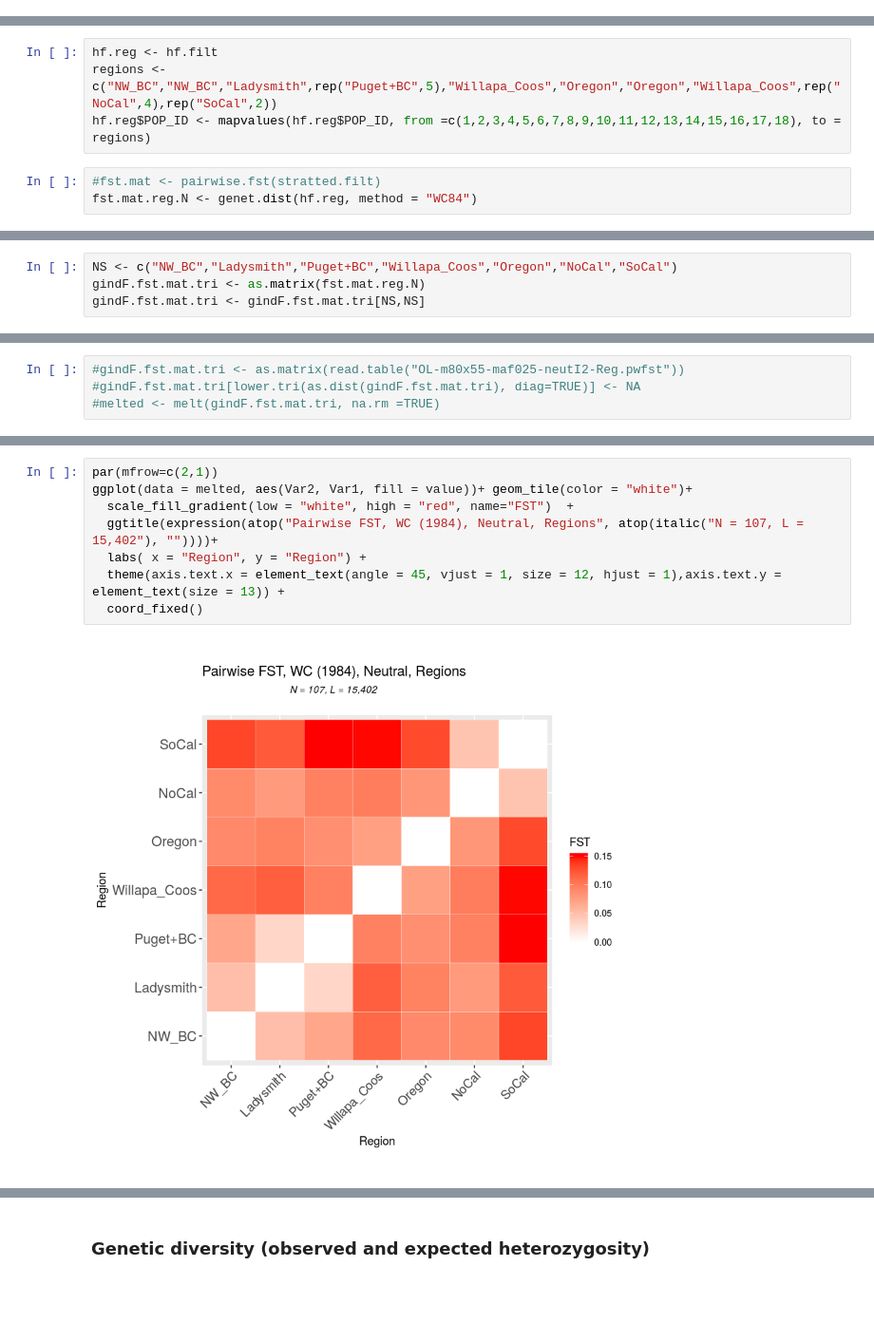
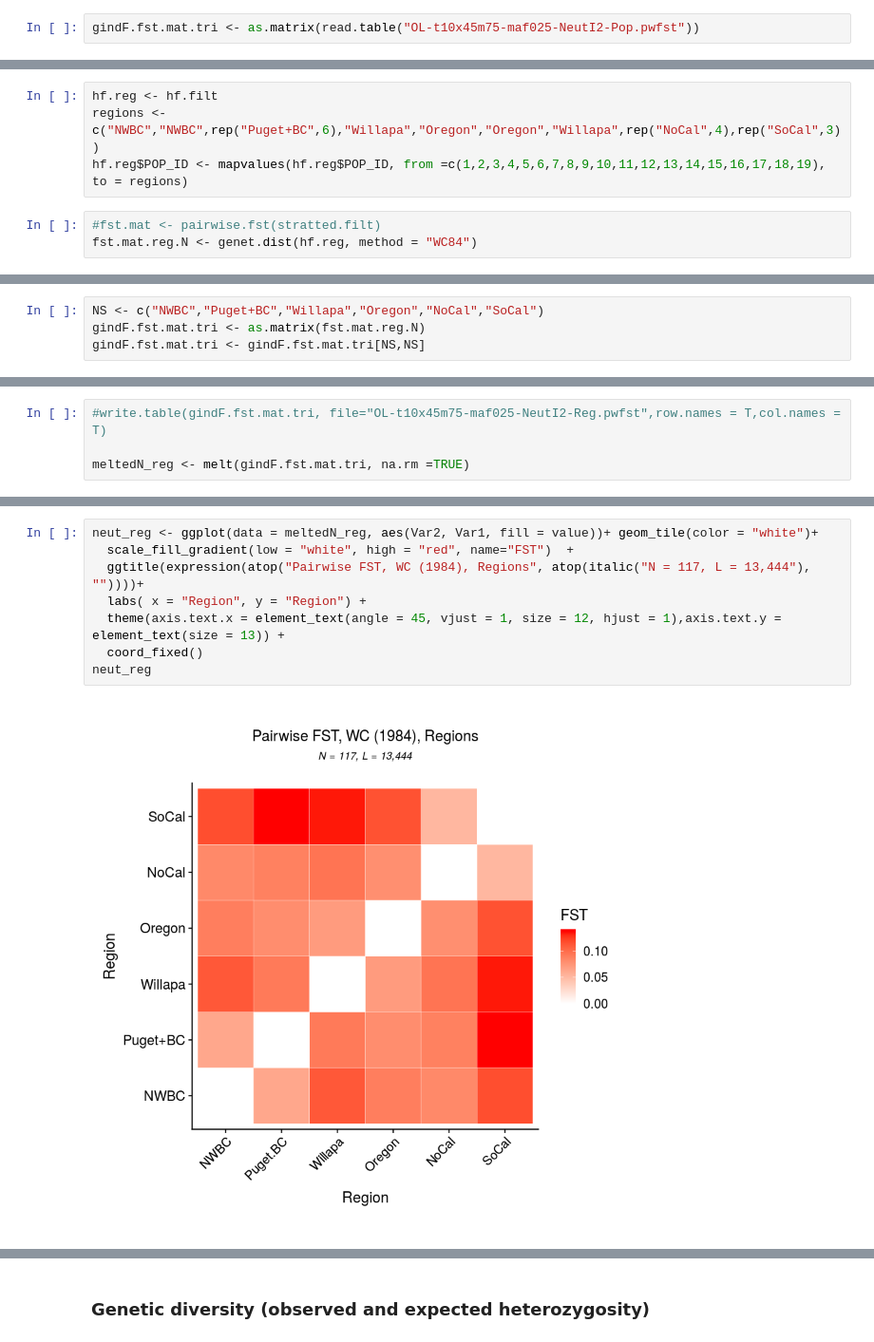
Before and after one commit to ksil91/Ostrea_PopStructure, a Jupyter notebook: Analysis/Fst.ipynb, the cells around one changed output, grey strips where cells are left out. Shown at 95% size. Saved outputs shown, nothing was run; the diff lists cells and outputs as text; blank space fills up the shorter version.

```diff
--- a/Analysis/Fst.ipynb
+++ b/Analysis/Fst.ipynb
@@ -300,0 +282,2 @@ summary(melted$value)
+# %%
+gindF.fst.mat.tri <- as.matrix(read.table("OL-t10x45m75-maf025-NeutI2-Pop.pwfst"))
@@ -313,7 +368,7 @@ ggplot(data = melted, aes(Var2, Var1, fill = value))+ geom_tile(color = "white")
 # %%
 hf.reg <- hf.filt
-regions <- c("NW_BC","NW_BC","Ladysmith",rep("Puget+BC",5),"Willapa_Coos","Oregon","Oregon","Willapa_Coos",rep("NoCal",4),rep("SoCal",2))
-hf.reg$POP_ID <- mapvalues(hf.reg$POP_ID, from =c(1,2,3,4,5,6,7,8,9,10,11,12,13,14,15,16,17,18), to = regions)
+regions <- c("NWBC","NWBC",rep("Puget+BC",6),"Willapa","Oregon","Oregon","Willapa",rep("NoCal",4),rep("SoCal",3))
+hf.reg$POP_ID <- mapvalues(hf.reg$POP_ID, from =c(1,2,3,4,5,6,7,8,9,10,11,12,13,14,15,16,17,18,19), to = regions)
 # %%
 #fst.mat <- pairwise.fst(stratted.filt)
 fst.mat.reg.N <- genet.dist(hf.reg, method = "WC84")
@@ -329,4 +384,4 @@ Willapa_Coos 0.09947742 0.11252876 0.07417108 0.09441284 0.15028959
 # %%
-NS <- c("NW_BC","Ladysmith","Puget+BC","Willapa_Coos","Oregon","NoCal","SoCal")
+NS <- c("NWBC","Puget+BC","Willapa","Oregon","NoCal","SoCal")
 gindF.fst.mat.tri <- as.matrix(fst.mat.reg.N)
 gindF.fst.mat.tri <- gindF.fst.mat.tri[NS,NS]
@@ -333,4 +398,4 @@ gindF.fst.mat.tri <- gindF.fst.mat.tri[NS,NS]
 # %%
-#gindF.fst.mat.tri <- as.matrix(read.table("OL-m80x55-maf025-neutI2-Reg.pwfst"))
-#gindF.fst.mat.tri[lower.tri(as.dist(gindF.fst.mat.tri), diag=TRUE)] <- NA
-#melted <- melt(gindF.fst.mat.tri, na.rm =TRUE)
+#write.table(gindF.fst.mat.tri, file="OL-t10x45m75-maf025-NeutI2-Reg.pwfst",row.names = T,col.names = T)
+
+meltedN_reg <- melt(gindF.fst.mat.tri, na.rm =TRUE)
@@ -342,10 +404,10 @@ melted <- melt(gindF.fst.mat.tri, na.rm =TRUE)
 # %%
-par(mfrow=c(2,1))
-ggplot(data = melted, aes(Var2, Var1, fill = value))+ geom_tile(color = "white")+
+neut_reg <- ggplot(data = meltedN_reg, aes(Var2, Var1, fill = value))+ geom_tile(color = "white")+
   scale_fill_gradient(low = "white", high = "red", name="FST")  +
-  ggtitle(expression(atop("Pairwise FST, WC (1984), Neutral, Regions", atop(italic("N = 107, L = 15,402"), ""))))+
+  ggtitle(expression(atop("Pairwise FST, WC (1984), Regions", atop(italic("N = 117, L = 13,444"), ""))))+
   labs( x = "Region", y = "Region") +
   theme(axis.text.x = element_text(angle = 45, vjust = 1, size = 12, hjust = 1),axis.text.y = element_text(size = 13)) +
   coord_fixed()
+neut_reg
 # %% [output]
-[figure, old version]
+[figure, new version]
```
Also changed, not shown: parts of 120 cells of this notebook, 35 other files.
